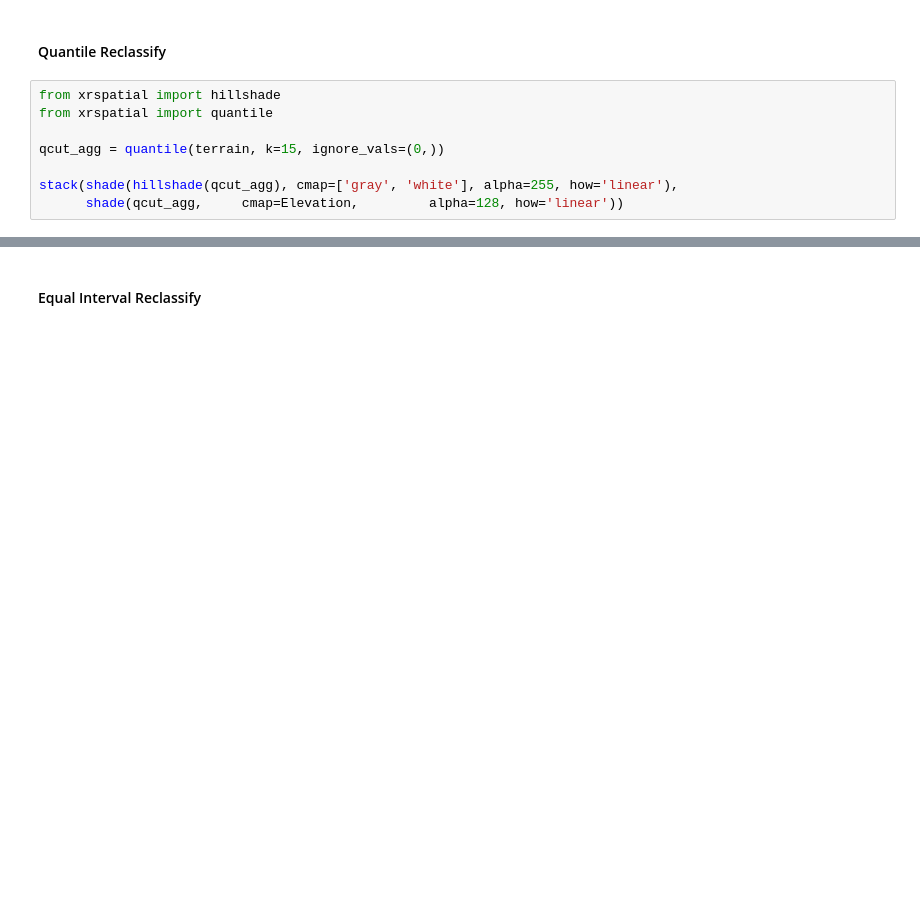
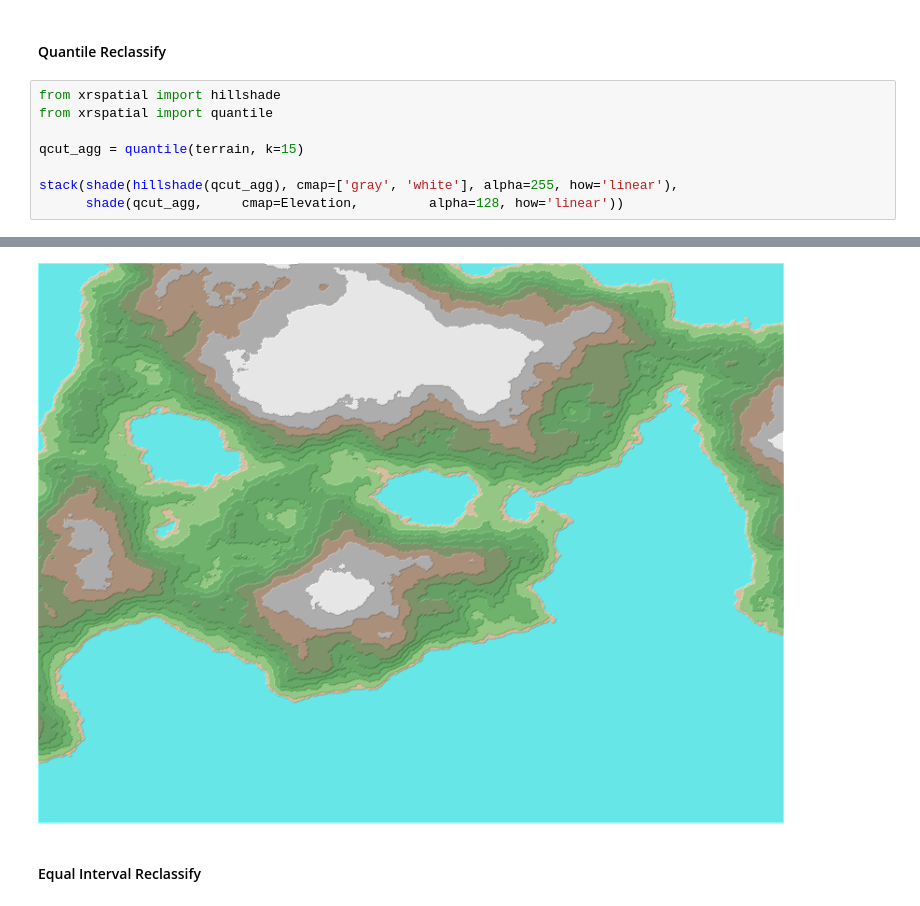
Before and after one commit to makepath/xarray-spatial, a Jupyter notebook: docs/source/user_guide/classification.ipynb, the cells around one changed output, grey strips where cells are left out. Cells and saved outputs as stored; diff of their text form; blank space fills up the shorter version.

```diff
--- a/docs/source/user_guide/classification.ipynb
+++ b/docs/source/user_guide/classification.ipynb
@@ -37,7 +36,8 @@ shade(terrain, cmap=['black', 'white'], how='linear')
 from xrspatial import hillshade
 from xrspatial import quantile
 
-qcut_agg = quantile(terrain, k=15, ignore_vals=(0,))
+qcut_agg = quantile(terrain, k=15)
 
 stack(shade(hillshade(qcut_agg), cmap=['gray', 'white'], alpha=255, how='linear'),
       shade(qcut_agg,     cmap=Elevation,         alpha=128, how='linear'))
+# %% [output]
@@ -44,3 +45,4 @@ stack(shade(hillshade(qcut_agg), cmap=['gray', 'white'], alpha=255, how='linear'
+[figure, added]
 # %% [markdown]
 #### Equal Interval Reclassify
 # %%
```
Also changed, not shown: parts of 6 cells of this notebook, 7 other files.
